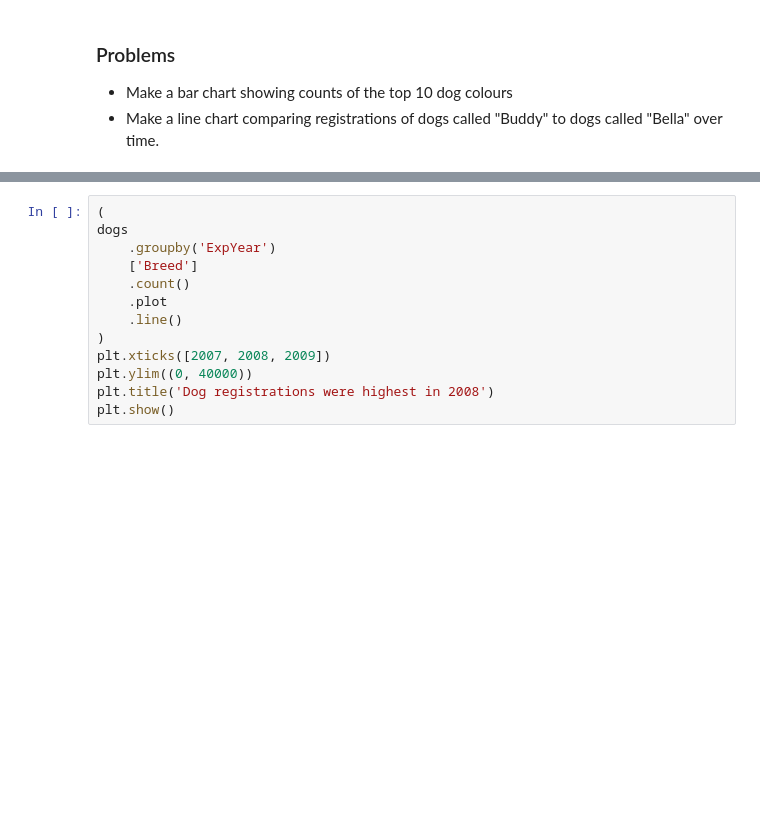
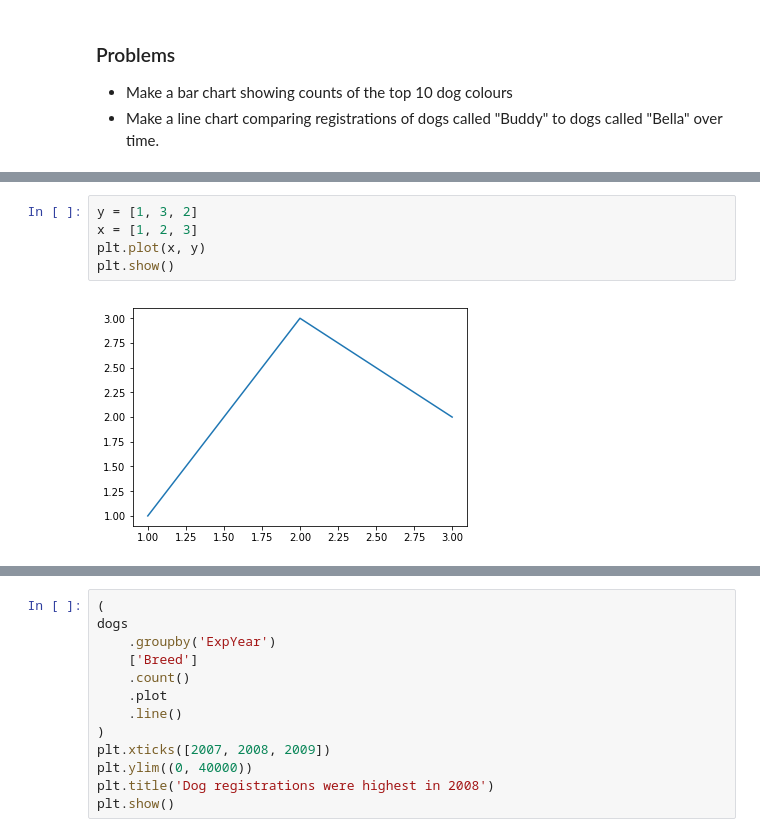
Before and after one commit to SimonCarryer/pandas_tutorial, a Jupyter notebook: Part Six - Charts.ipynb, the cells around one changed output, grey strips where cells are left out. Saved outputs shown, nothing was run; the diff lists cells and outputs as text; blank space fills up the shorter version.

```diff
--- a/Part Six - Charts.ipynb
+++ b/Part Six - Charts.ipynb
@@ -122,0 +178,7 @@ Sometimes you want to do something that's not quite supported by the built in ch
+# %%
+y = [1, 3, 2]
+x = [1, 2, 3]
+plt.plot(x, y)
+plt.show()
+# %% [output]
+[figure, added]
```
Also changed, not shown: parts of 39 cells of this notebook, 5 other files.
